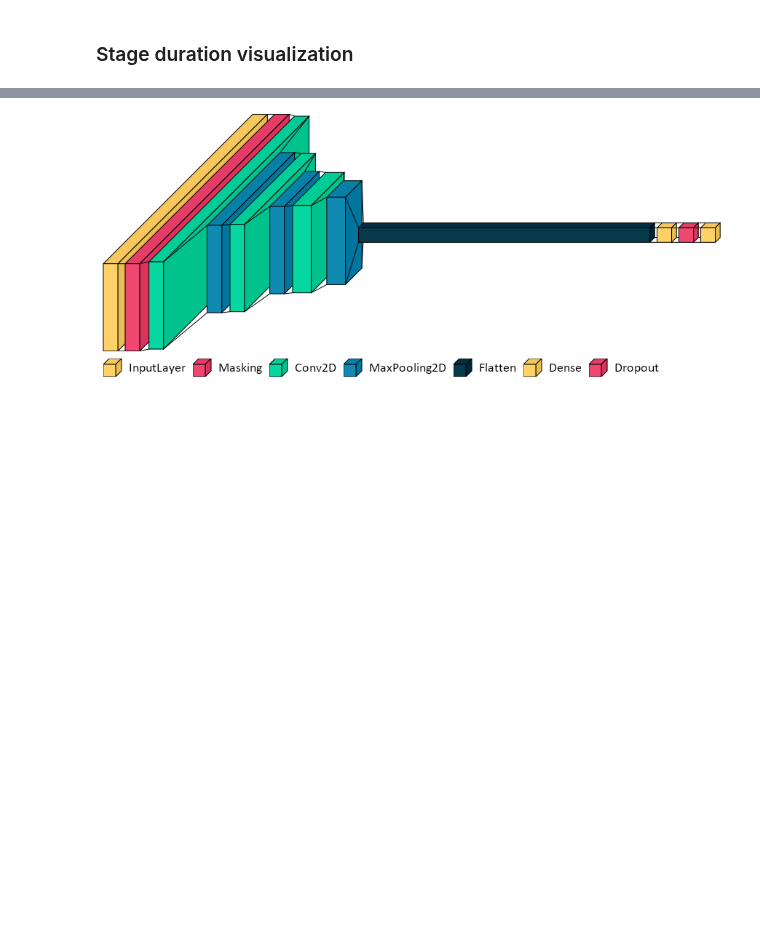
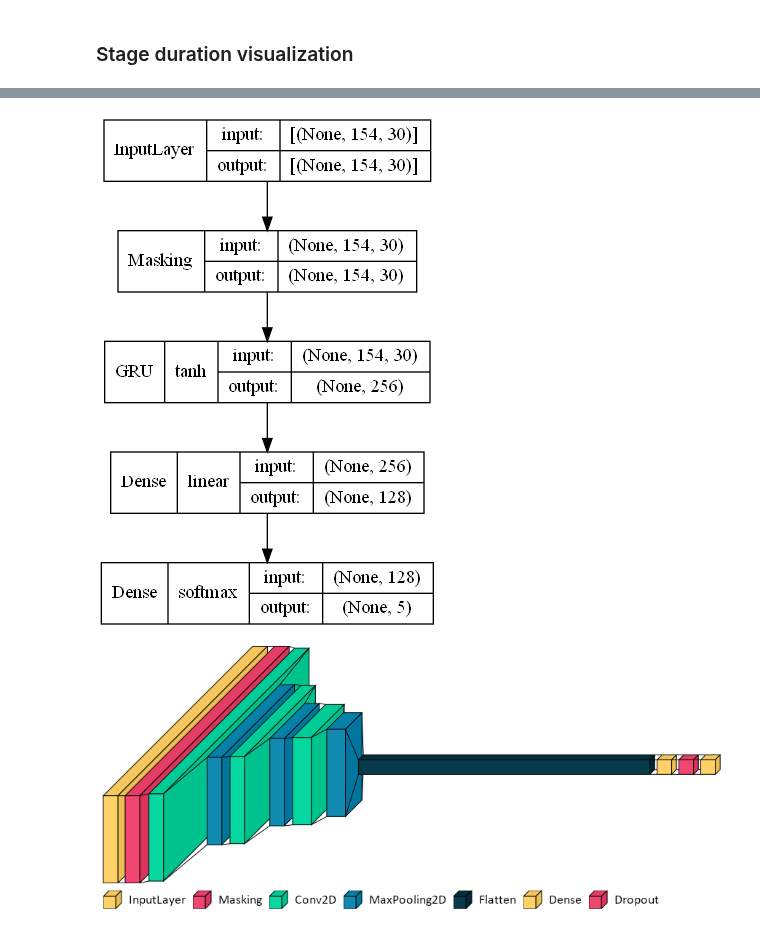
Before and after one commit to rickdott/hmp-ai, a Jupyter notebook: visualization.ipynb, the cells around one changed output, grey strips where cells are left out. Saved outputs shown, nothing was run; the diff lists cells and outputs as text; code cells hidden in the pictures; blank space fills up the shorter version.

```diff
--- a/visualization.ipynb
+++ b/visualization.ipynb
@@ -157,4 +139,11 @@ plt.show()
 # %%
 model = SAT1Base(len(data.channels), len(data.samples), len(data.labels))
 model.compile(**get_compile_kwargs())
+# %%
+model = SAT1GRU(len(data.channels), len(data.samples), len(data.labels))
+model.compile(**get_compile_kwargs())
+# %%
+tf.keras.utils.plot_model(model, show_shapes=True, show_layer_names=False, show_layer_activations=True)
+# %% [output]
+[figure, added]
 # %%
```
Also changed, not shown: parts of 9 cells of this notebook, 5 other files.
